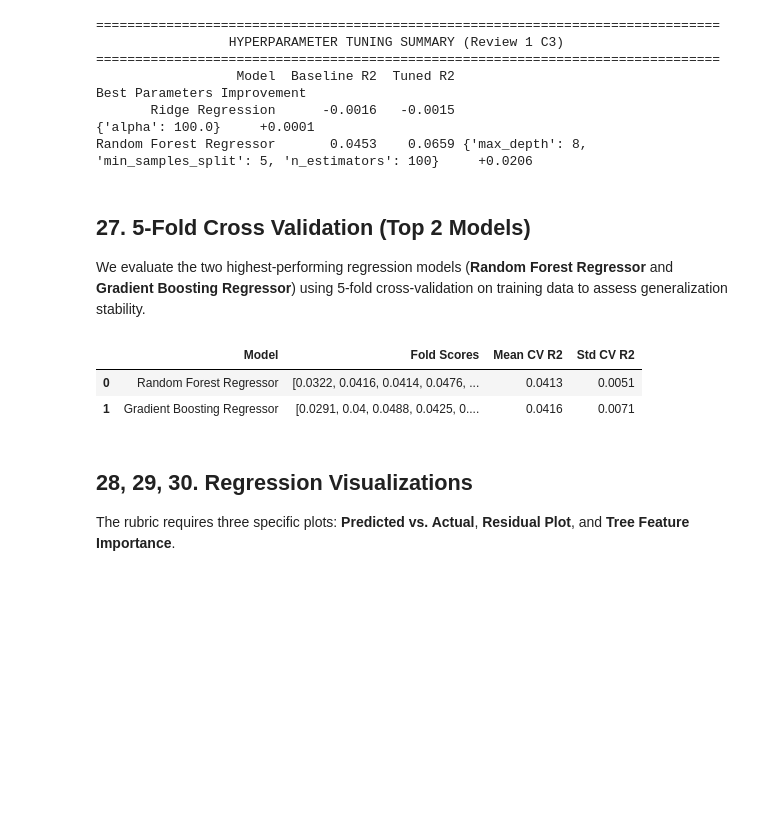
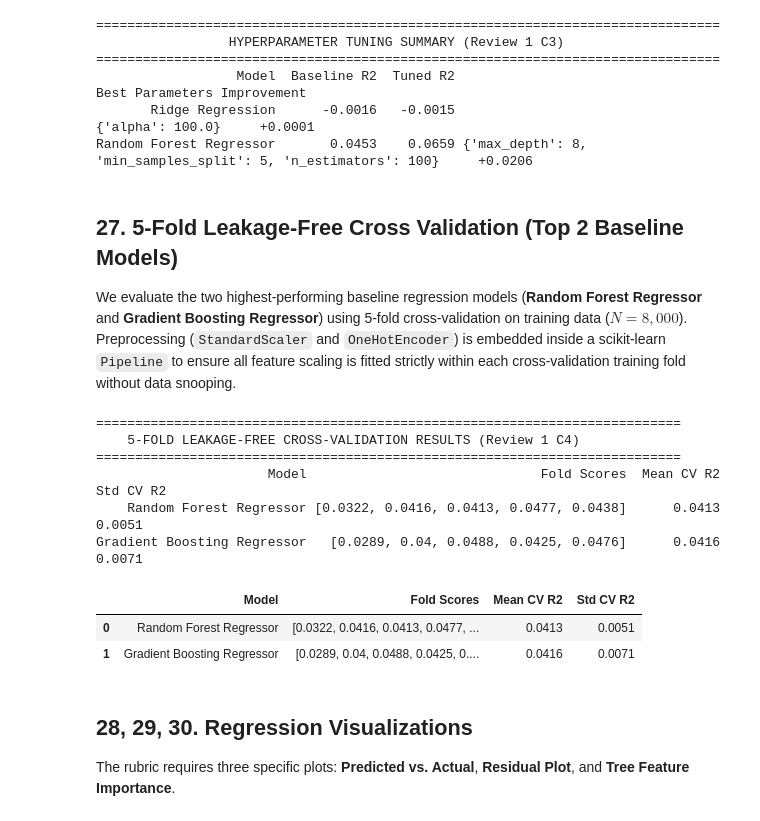
Before and after one commit to NeverCodedL/AI-Industrial-Machine-Failure-Prediction, a Jupyter notebook: notebooks/regression.ipynb, the cells around one changed output. Cells and saved outputs as stored; diff of their text form; code cells hidden in the pictures; blank space fills up the shorter version.

```diff
--- a/notebooks/regression.ipynb
+++ b/notebooks/regression.ipynb
@@ -672,29 +672,44 @@ print(tuning_summary.to_string(index=False))
        Ridge Regression      -0.0016   -0.0015                                              {'alpha': 100.0}     +0.0001
 Random Forest Regressor       0.0453    0.0659 {'max_depth': 8, 'min_samples_split': 5, 'n_estimators': 100}     +0.0206
 # %% [markdown]
-## 27. 5-Fold Cross Validation (Top 2 Models)
-We evaluate the two highest-performing regression models (**Random Forest Regressor** and **Gradient Boosting Regressor**) using 5-fold cross-validation on training data to assess generalization stability.
+## 27. 5-Fold Leakage-Free Cross Validation (Top 2 Baseline Models)
+We evaluate the two highest-performing baseline regression models (**Random Forest Regressor** and **Gradient Boosting Regressor**) using 5-fold cross-validation on training data ($N=8{,}000$). Preprocessing (`StandardScaler` and `OneHotEncoder`) is embedded inside a scikit-learn `Pipeline` to ensure all feature scaling is fitted strictly within each cross-validation training fold without data snooping.
 # %%
-# 5-Fold Cross Validation on Training Data
-top2_models = ['Random Forest Regressor', 'Gradient Boosting Regressor']
+# 5-Fold Cross Validation on Training Data (Leakage-Free via Pipeline)
+top2_models = ["Random Forest Regressor", "Gradient Boosting Regressor"]
 cv_5fold = KFold(n_splits=5, shuffle=True, random_state=42)
 
 cv_results = []
 for model_name in top2_models:
     model_obj = regression_algorithms[model_name]
-    cv_scores = cross_val_score(model_obj, X_reg_train_trans, y_reg_train, cv=cv_5fold, scoring='r2')
+    pipe = Pipeline([
+        ("preprocessor", preprocessor_reg),
+        ("reg", model_obj)
+    ])
+    cv_scores = cross_val_score(pipe, X_reg_train, y_reg_train, cv=cv_5fold, scoring="r2")
     cv_results.append({
-        'Model': model_name,
-        'Fold Scores': [round(s, 4) for s in cv_scores],
-        'Mean CV R2': round(cv_scores.mean(), 4),
-        'Std CV R2': round(cv_scores.std(), 4)
+        "Model": model_name,
+        "Fold Scores": [round(s, 4) for s in cv_scores],
+        "Mean CV R2": round(cv_scores.mean(), 4),
+        "Std CV R2": round(cv_scores.std(), 4)
     })
 
-pd.DataFrame(cv_results)
+df_cv_reg = pd.DataFrame(cv_results)
+print("=" * 75)
+print("    5-FOLD LEAKAGE-FREE CROSS-VALIDATION RESULTS (Review 1 C4)    ")
+print("=" * 75)
+print(df_cv_reg.to_string(index=False))
+display(df_cv_reg)
 # %% [output]
+===========================================================================
+    5-FOLD LEAKAGE-FREE CROSS-VALIDATION RESULTS (Review 1 C4)
+===========================================================================
+                      Model                              Fold Scores  Mean CV R2  Std CV R2
+    Random Forest Regressor [0.0322, 0.0416, 0.0413, 0.0477, 0.0438]      0.0413     0.0051
+Gradient Boosting Regressor   [0.0289, 0.04, 0.0488, 0.0425, 0.0476]      0.0416     0.0071
 |  | Model | Fold Scores | Mean CV R2 | Std CV R2 |
-| 0 | Random Forest Regressor | [0.0322, 0.0416, 0.0414, 0.0476, ... | 0.0413 | 0.0051 |
-| 1 | Gradient Boosting Regressor | [0.0291, 0.04, 0.0488, 0.0425, 0.... | 0.0416 | 0.0071 |
+| 0 | Random Forest Regressor | [0.0322, 0.0416, 0.0413, 0.0477, ... | 0.0413 | 0.0051 |
+| 1 | Gradient Boosting Regressor | [0.0289, 0.04, 0.0488, 0.0425, 0.... | 0.0416 | 0.0071 |
 # %% [markdown]
 ## 28, 29, 30. Regression Visualizations
 The rubric requires three specific plots: **Predicted vs. Actual**, **Residual Plot**, and **Tree Feature Importance**.
```
Also changed, not shown: parts of 3 cells of this notebook, 5 other files.
